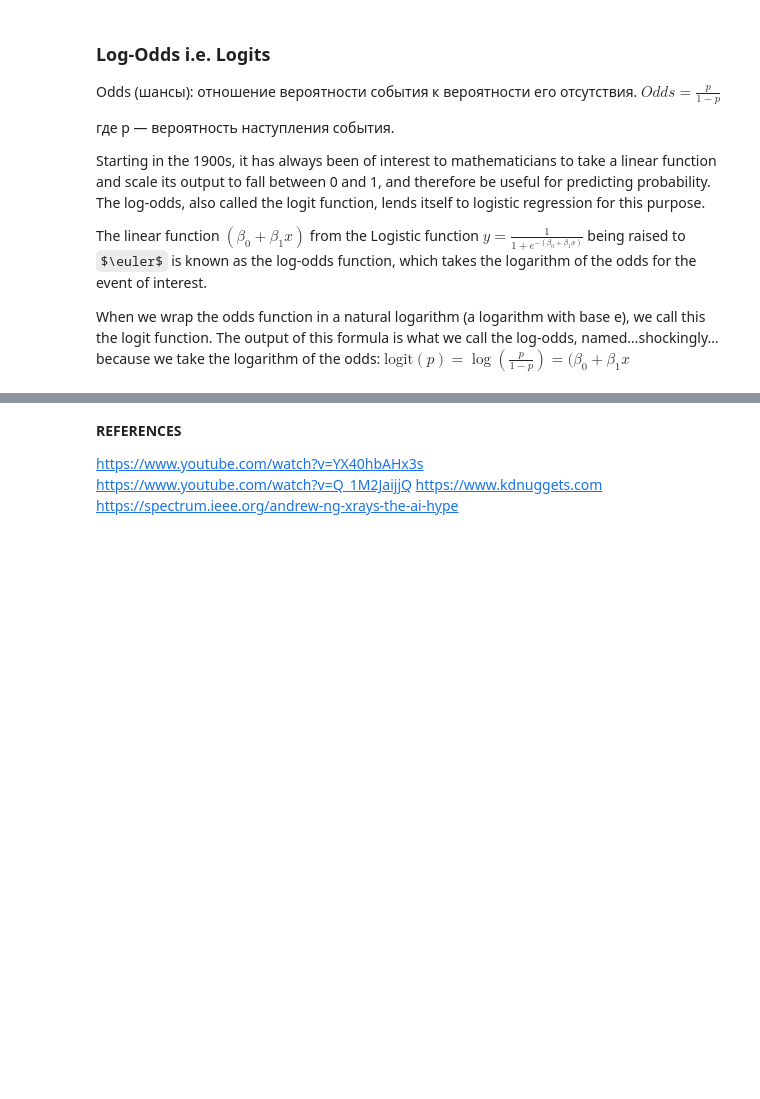
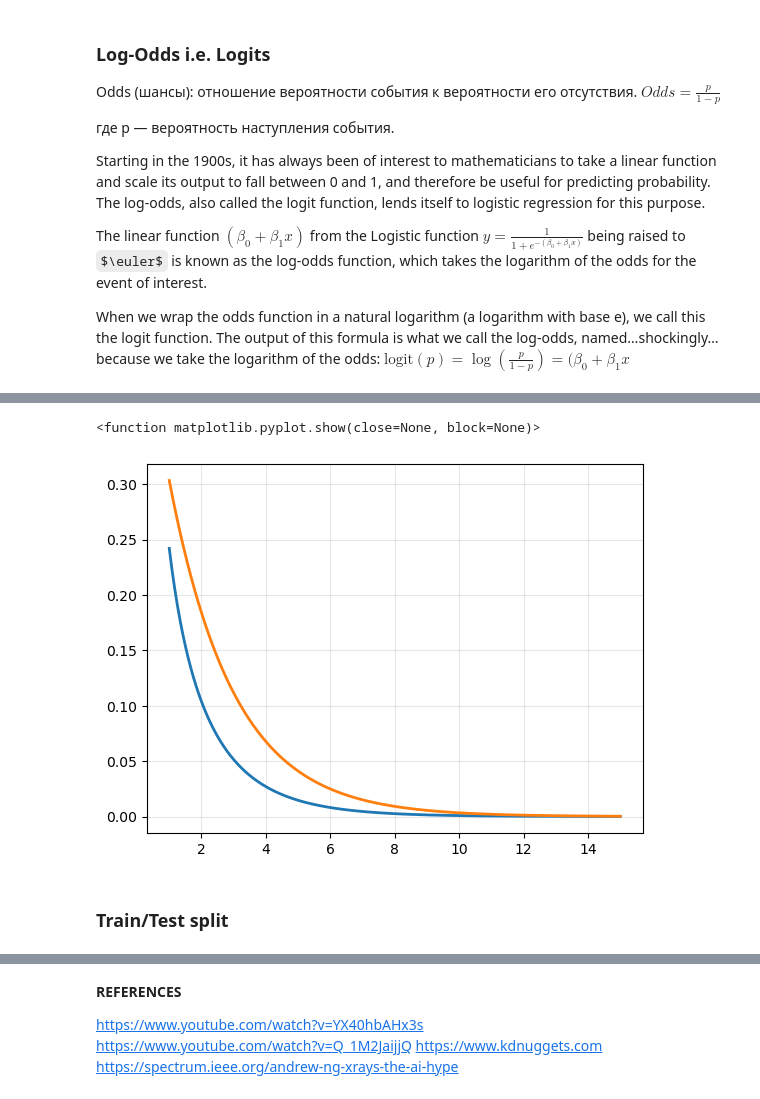
Before and after one commit to maxzaikin/Data-Science-Portfolio, a Jupyter notebook: Deep-Learning/math_toybook.ipynb, the cells around one changed output, grey strips where cells are left out. Cells and saved outputs as stored; diff of their text form; code cells hidden in the pictures; some formulas as TeX source; blank space fills up the shorter version.

```diff
--- a/Deep-Learning/math_toybook.ipynb
+++ b/Deep-Learning/math_toybook.ipynb
@@ -1247,0 +1315,16 @@ McFadden’s Pseudo
+# %%
+
+fig, ax= plt.subplots()
+n=np.linspace(1,15,500) # generate 500 points from 1 to 15
+deg_of_free= [1,2]
+
+# Plot the chi square
+for d in deg_of_free:
+    y=chi2.pdf(n, df=d)
+    ax.plot(n,y, label=f'dof:{d}', linewidth=2)
+
+plt.grid(alpha=.3)
+plt.show
+# %% [output]
+<function matplotlib.pyplot.show(close=None, block=None)>
+[figure, added]
@@ -1247,0 +1342,2 @@ McFadden’s Pseudo
+# %% [markdown]
+### Train/Test split
```
Also changed, not shown: parts of 24 cells of this notebook, 3 other files.
